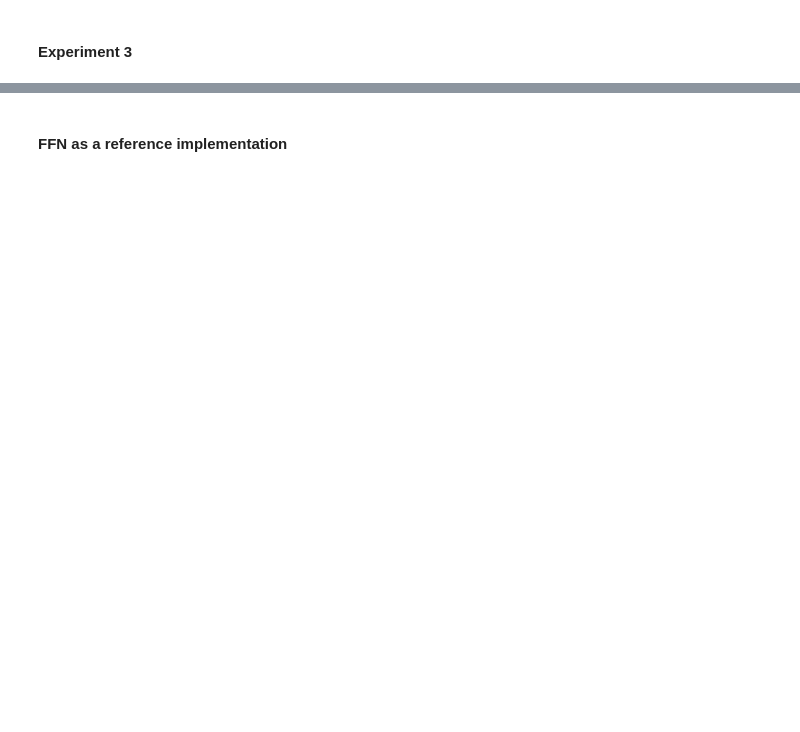
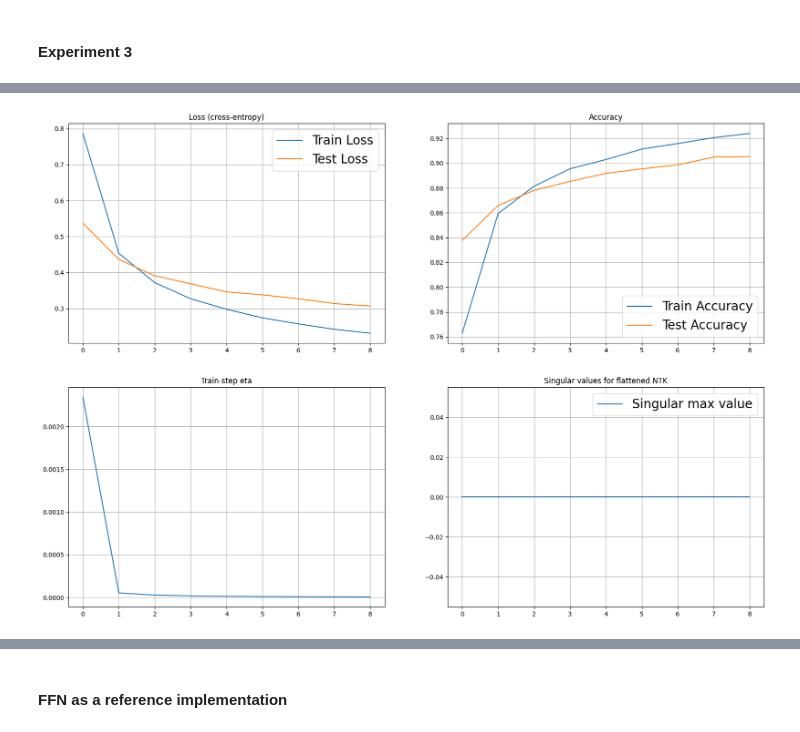
Before and after one commit to vkmbox/Ml-readinggroup, a Jupyter notebook: Roberts_Yaida/chapterInf/convcrity_step_softmax_loss_eminst_v2.ipynb, the cells around one changed output, grey strips where cells are left out. Cells and saved outputs as stored; diff of their text form; code cells hidden in the pictures; blank space fills up the shorter version.

```diff
--- a/Roberts_Yaida/chapterInf/convcrity_step_softmax_loss_eminst_v2.ipynb
+++ b/Roberts_Yaida/chapterInf/convcrity_step_softmax_loss_eminst_v2.ipynb
@@ -822,0 +877,93 @@ Accuracy achieved in FFN at Relu-criticality: 0.9177403846153847
+# %%
+NUM_EPOCH = 40
+stepCalc1 = StepCalculatorEtaSoftmaxArmihoNorm1(meta)
+stepCalc2 = StepCalculatorEtaSoftmaxArmihoNorm2(meta)
+stepZh = StepCalculatorZhangLambda(meta)
+stepZhSimpl = StepCalculatorZhangSimplified(meta)
+
+for epoch in range(NUM_EPOCH):
+    # AverageMeter will accumulate average of some metric
+    train_loss_meter, train_accuracy_meter, eta_meter = AverageMeter(), AverageMeter(), AverageMeter()
+    # training loop
+    iter_number = 0
+    for train_batch in train_dataloader:
+        iter_number += 1
+        logging.info("\n --==epoch = {}, iter_number = {}==--".format(epoch, iter_number))
+        images, labels_raw = train_batch
+        labels = torch.tensor([x-1 for x in labels_raw])
+        images = images.to(DEVICE)
+        labels = labels.to(DEVICE)
+
+        batch_size = images.shape[0]
+        xx = images.view(batch_size, -1)
+
+        with torch.no_grad():
+            logits = testNet.forward_(xx)
+            logits_detached = logits.detach().numpy()
+            pp = labels_to_softhot(labels, meta.output_dim)
+            qq = softmax(np.transpose(logits_detached), axis=(0))
+            qq_active = reduce_to_active(qq, pp)
+
+        qq_active_avg = np.average(qq_active)
+        logging.info("##Initial qq for ones: min={}, max={}, avg={}"\
+                        .format(np.min(qq_active), np.max(qq_active), qq_active_avg))
+        if qq_active_avg > 0.0000000008:
+            logging.info("##Step with Zhang optim")
+            eta, logits_latest = stepZh.step(testNet, logits_detached, labels, xx)
+        else:
+            logging.info("##Step with norm2 optim")
+            eta, logits_latest = stepCalc2.step(testNet, logits_detached, labels, xx)
+        logits_latest = logits_latest.detach()
+
+        # calculate current average loss and accuracy
+        zz_logits = np.transpose(logits_latest.numpy())
+        prediction = logits_latest.argmax(dim=-1)
+        loss = loss_crossentropy(zz_logits, labels)
+        train_loss_meter.update(loss)
+        train_accuracy_meter.update(calculate_accuracy(prediction,labels))
+        eta_meter.update(eta)
+
+    # save average train loss and accuracy
+    HISTORY_PARAMS3['train_loss'].append(train_loss_meter.avg)
+    HISTORY_PARAMS3['train_accuracy'].append(train_accuracy_meter.avg)
+    HISTORY_PARAMS3['train_eta'].append(eta_meter.avg)
+    HISTORY_PARAMS3['train_ntk_sungular_max'].append(0)
+
+    # testing loop
+    test_loss_meter, test_accuracy_meter = AverageMeter(), AverageMeter(),
+    for test_batch in test_dataloader:
+        images, labels_raw = test_batch
+        labels = torch.tensor([x-1 for x in labels_raw])
+        images = images.to(DEVICE)
+        labels = labels.to(DEVICE)
+        with torch.no_grad():
+            # do everything like we did in training loop
+            batch_size = images.shape[0]
+            xx = images.view(batch_size, -1)
+            logits = testNet.forward_(xx)
+
+            zz_logits = np.transpose(logits.detach().numpy())
+            prediction = logits.argmax(dim=-1).detach()
+            loss = loss_crossentropy(zz_logits, labels)
+            test_loss_meter.update(loss)
+            test_accuracy_meter.update(
+                calculate_accuracy(
+                    prediction,
+                    labels
+                )
+            )
+
+    # save average test accuracy loss and accuracy
+    HISTORY_PARAMS3['test_loss'].append(test_loss_meter.avg)
+    HISTORY_PARAMS3['test_accuracy'].append(test_accuracy_meter.avg)
+
+    visualise(HISTORY_PARAMS3)
+    print("On epoch = {} test accuracy = {}".format(epoch, test_accuracy_meter.avg))
+
+
+    #if iter_number >= 10:
+    testNet.save_txt('#current_saved/accuracy_eta_calculated')
+    save_dict(HISTORY_PARAMS3, '#current_saved/accuracy_eta_calculated')
+    iter_number = 0
+# %% [output]
+[figure, added]
```
Also changed, not shown: parts of 18 cells of this notebook, 1 other file.
